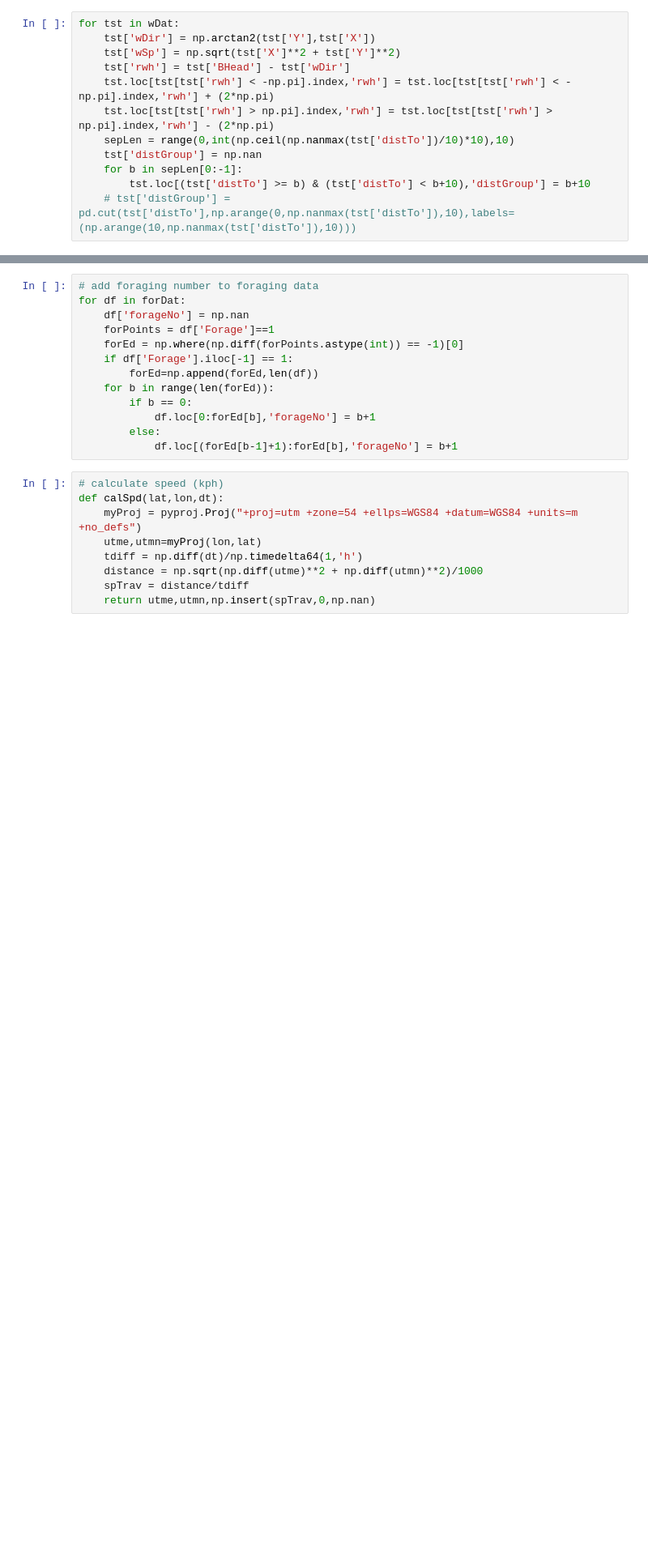
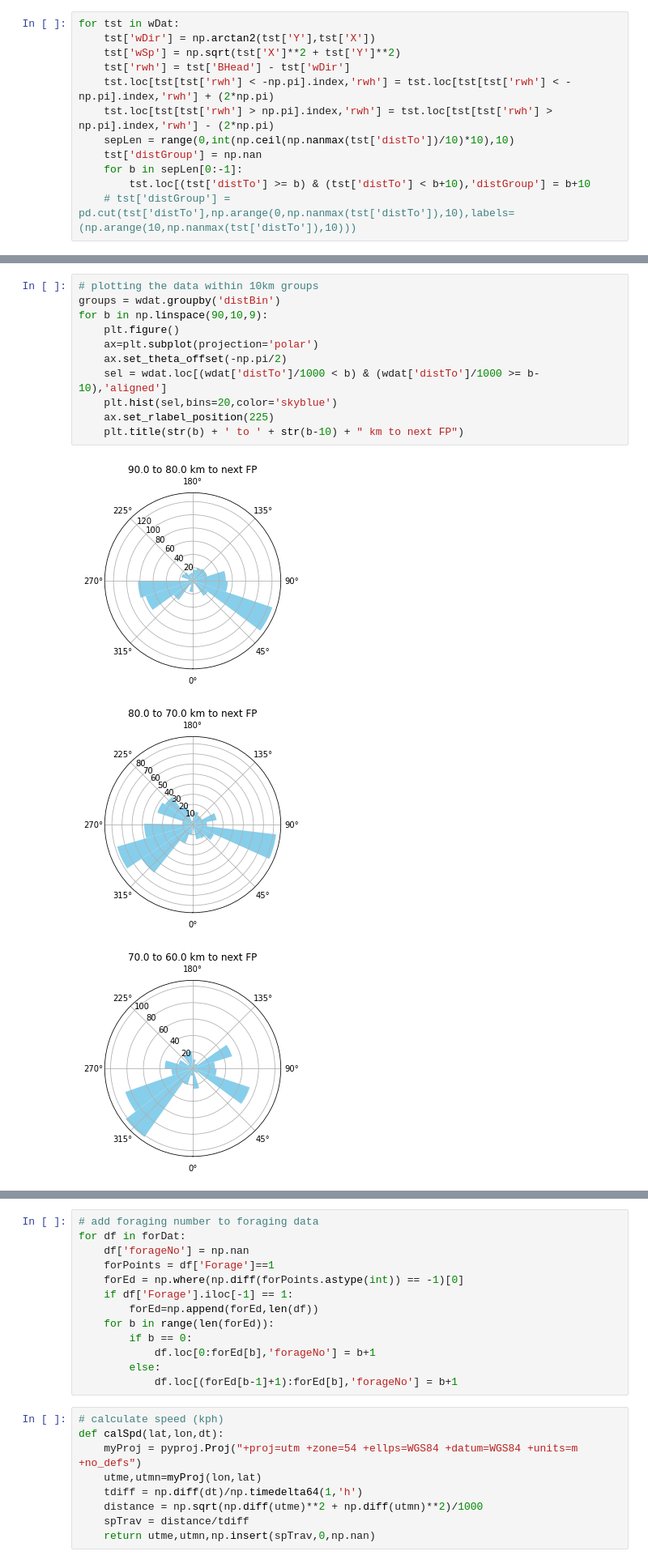
Before and after one commit to argrod/Olfactory, a Jupyter notebook: Python/WindAnalysis.ipynb, the cells around one changed output, grey strips where cells are left out. Shown at 81% size. Saved outputs shown, nothing was run; the diff lists cells and outputs as text; blank space fills up the shorter version.

```diff
--- a/Python/WindAnalysis.ipynb
+++ b/Python/WindAnalysis.ipynb
@@ -265,0 +257,15 @@ Text(0, 0.5, 'Lat')
+# %%
+# plotting the data within 10km groups
+groups = wdat.groupby('distBin')
+for b in np.linspace(90,10,9):
+    plt.figure()
+    ax=plt.subplot(projection='polar')
+    ax.set_theta_offset(-np.pi/2)
+    sel = wdat.loc[(wdat['distTo']/1000 < b) & (wdat['distTo']/1000 >= b-10),'aligned']
+    plt.hist(sel,bins=20,color='skyblue')
+    ax.set_rlabel_position(225)
+    plt.title(str(b) + ' to ' + str(b-10) + " km to next FP")
+# %% [output]
+[figure, added]
+[figure, added]
+[figure, added]
```
Also changed, not shown: parts of 22 cells of this notebook, 1 other file.
